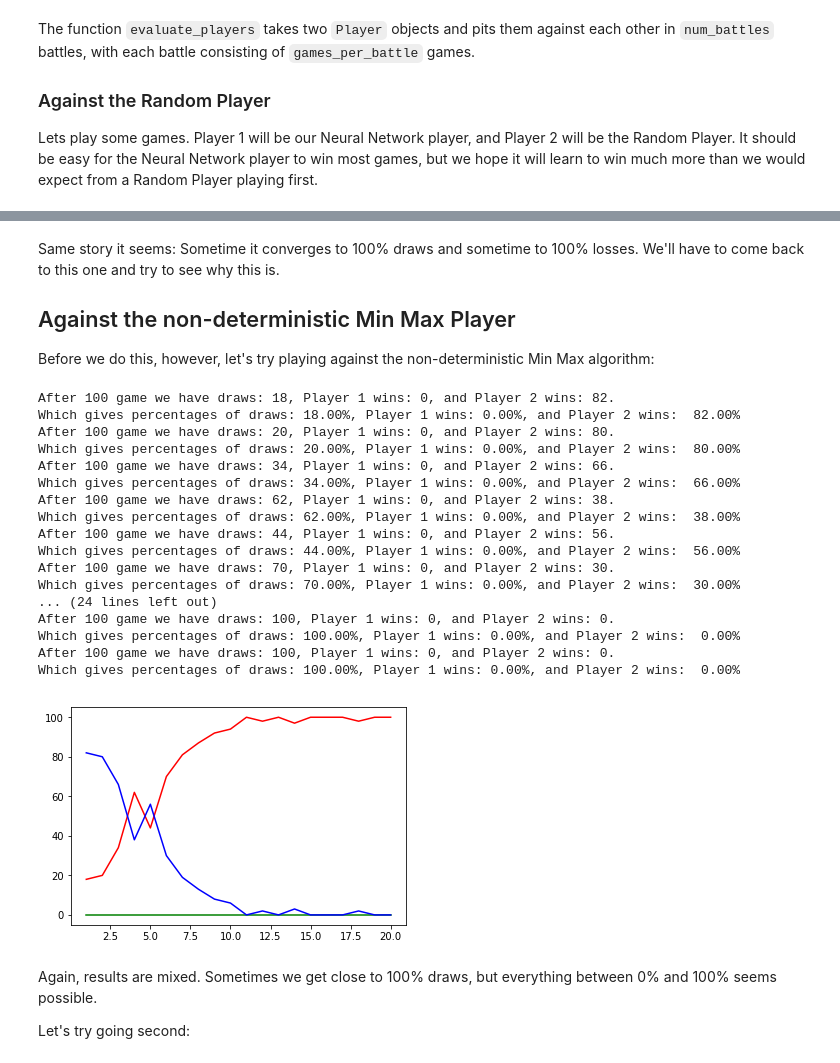
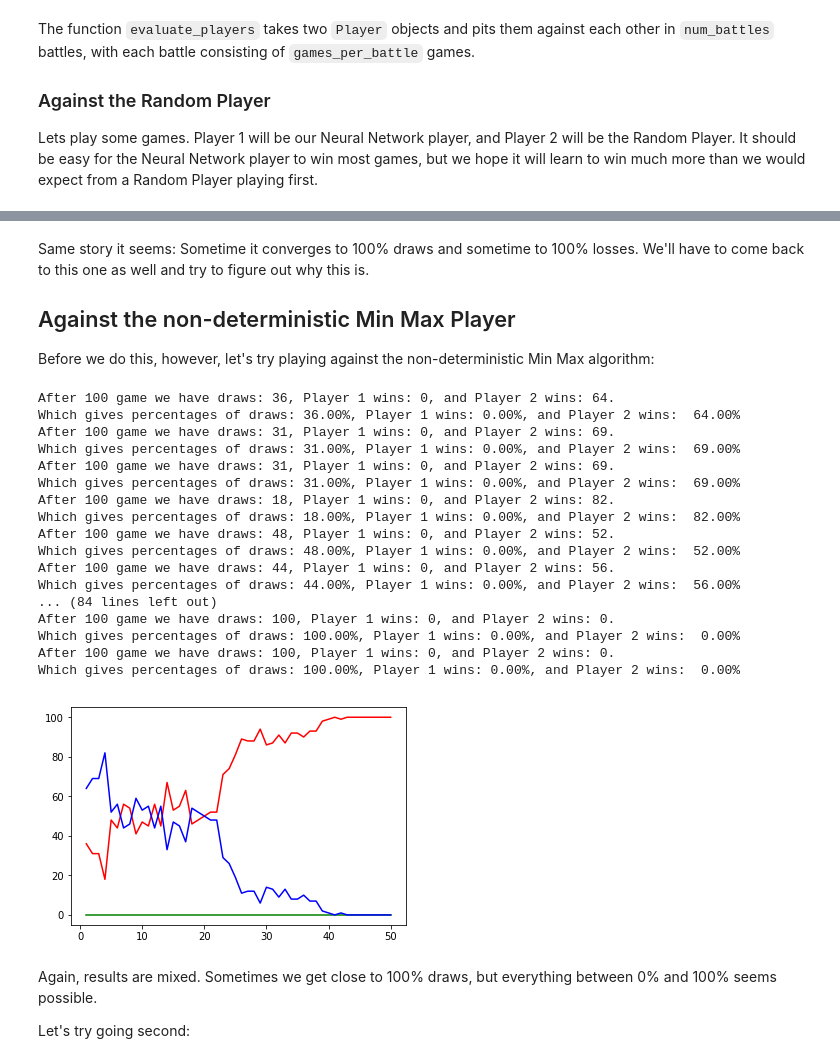
Before and after one commit to fcarsten/tic-tac-toe, a Jupyter notebook: Part 4 - Neural Network Q-Learning.ipynb, the cells around one changed output, grey strips where cells are left out. Drawn from its saved outputs; the diff is of its cells as text; code cells hidden in the pictures.

```diff
--- a/Part 4 - Neural Network Q-Learning.ipynb
+++ b/Part 4 - Neural Network Q-Learning.ipynb
@@ -452,5 +461,5 @@ Which gives percentages of draws: 100.00%, Player 1 wins: 0.00%, and Player 2 wi
 # %% [markdown]
-Same story it seems: Sometime it converges to 100% draws and sometime to 100% losses. We'll have to come back to this one and try to see why this is.
+Same story it seems: Sometime it converges to 100% draws and sometime to 100% losses. We'll have to come back to this one as well and try to figure out why this is.
 
 ## Against the non-deterministic Min Max Player
 
@@ -458,33 +467,33 @@ Before we do this, however, let's try playing against the non-deterministic Min
 # %%
 from tic_tac_toe.RndMinMaxAgent import RndMinMaxAgent
 
 tf.reset_default_graph()
 
 nnplayer = NNQPlayer("QLearner1")
 rnd_mm_player = RndMinMaxAgent()
 
-game_number, p1_wins, p2_wins, draws = evaluate_players(nnplayer, rnd_mm_player, num_battles = 20)
+game_number, p1_wins, p2_wins, draws = evaluate_players(nnplayer, rnd_mm_player, num_battles = 50)
 
 p = plt.plot(game_number, draws, 'r-', game_number, p1_wins, 'g-', game_number, p2_wins, 'b-')
 # %% [output]
+After 100 game we have draws: 36, Player 1 wins: 0, and Player 2 wins: 64.
+Which gives percentages of draws: 36.00%, Player 1 wins: 0.00%, and Player 2 wins:  64.00%
+After 100 game we have draws: 31, Player 1 wins: 0, and Player 2 wins: 69.
+Which gives percentages of draws: 31.00%, Player 1 wins: 0.00%, and Player 2 wins:  69.00%
+After 100 game we have draws: 31, Player 1 wins: 0, and Player 2 wins: 69.
+Which gives percentages of draws: 31.00%, Player 1 wins: 0.00%, and Player 2 wins:  69.00%
 After 100 game we have draws: 18, Player 1 wins: 0, and Player 2 wins: 82.
 Which gives percentages of draws: 18.00%, Player 1 wins: 0.00%, and Player 2 wins:  82.00%
-After 100 game we have draws: 20, Player 1 wins: 0, and Player 2 wins: 80.
-Which gives percentages of draws: 20.00%, Player 1 wins: 0.00%, and Player 2 wins:  80.00%
-After 100 game we have draws: 34, Player 1 wins: 0, and Player 2 wins: 66.
-Which gives percentages of draws: 34.00%, Player 1 wins: 0.00%, and Player 2 wins:  66.00%
-After 100 game we have draws: 62, Player 1 wins: 0, and Player 2 wins: 38.
-Which gives percentages of draws: 62.00%, Player 1 wins: 0.00%, and Player 2 wins:  38.00%
+After 100 game we have draws: 48, Player 1 wins: 0, and Player 2 wins: 52.
+Which gives percentages of draws: 48.00%, Player 1 wins: 0.00%, and Player 2 wins:  52.00%
 After 100 game we have draws: 44, Player 1 wins: 0, and Player 2 wins: 56.
 Which gives percentages of draws: 44.00%, Player 1 wins: 0.00%, and Player 2 wins:  56.00%
-After 100 game we have draws: 70, Player 1 wins: 0, and Player 2 wins: 30.
-Which gives percentages of draws: 70.00%, Player 1 wins: 0.00%, and Player 2 wins:  30.00%
-... (24 lines left out)
+... (84 lines left out)
 After 100 game we have draws: 100, Player 1 wins: 0, and Player 2 wins: 0.
 Which gives percentages of draws: 100.00%, Player 1 wins: 0.00%, and Player 2 wins:  0.00%
 After 100 game we have draws: 100, Player 1 wins: 0, and Player 2 wins: 0.
 Which gives percentages of draws: 100.00%, Player 1 wins: 0.00%, and Player 2 wins:  0.00%
-[figure, old version]
+[figure, new version]
 # %% [markdown]
 Again, results are mixed. Sometimes we get close to 100% draws, but everything between 0% and 100% seems possible.
 
```
Also changed, not shown: parts of 13 cells of this notebook, 4 other files.
